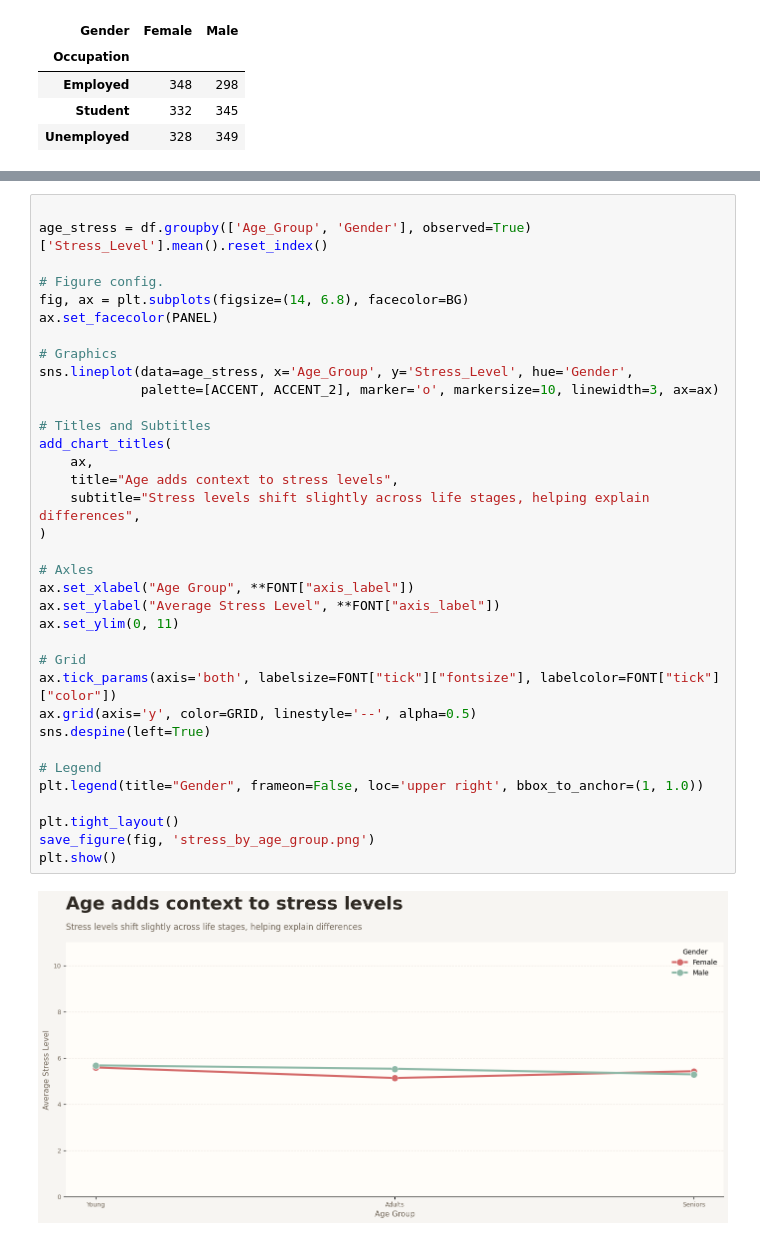
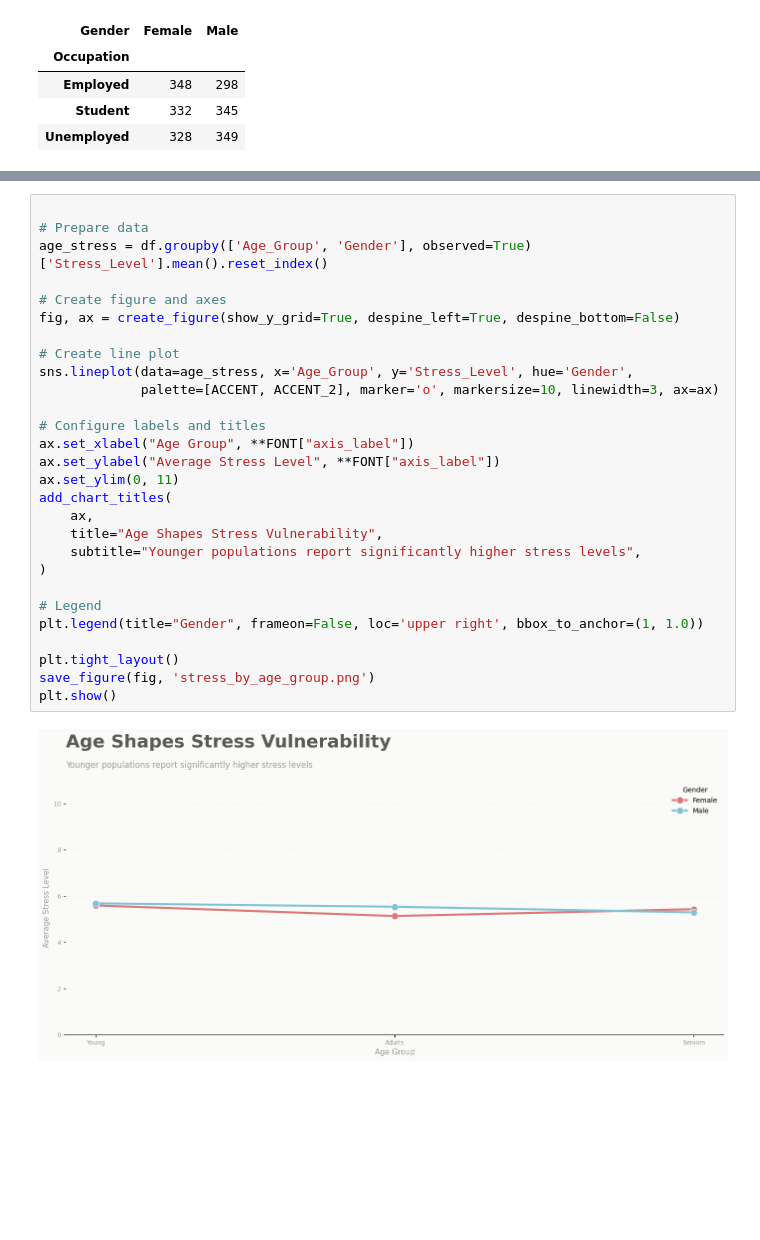
Before and after one commit to matheusmarquezinhub/mental-health-kaggle, a Jupyter notebook: notebooks/main.ipynb, the cells around one changed output, grey strips where cells are left out. Drawn from its saved outputs; the diff is of its cells as text; blank space fills up the shorter version.

```diff
--- a/notebooks/main.ipynb
+++ b/notebooks/main.ipynb
@@ -406,37 +443,30 @@ plt.show()
 # %%
 
+# Prepare data
 age_stress = df.groupby(['Age_Group', 'Gender'], observed=True)['Stress_Level'].mean().reset_index()
 
-# Figure config.
-fig, ax = plt.subplots(figsize=(14, 6.8), facecolor=BG)
-ax.set_facecolor(PANEL)
+# Create figure and axes
+fig, ax = create_figure(show_y_grid=True, despine_left=True, despine_bottom=False)
 
-# Graphics
+# Create line plot
 sns.lineplot(data=age_stress, x='Age_Group', y='Stress_Level', hue='Gender',
              palette=[ACCENT, ACCENT_2], marker='o', markersize=10, linewidth=3, ax=ax)
 
-# Titles and Subtitles
-add_chart_titles(
-    ax,
-    title="Age adds context to stress levels",
-    subtitle="Stress levels shift slightly across life stages, helping explain differences",
-)
-
-# Axles
+# Configure labels and titles
 ax.set_xlabel("Age Group", **FONT["axis_label"])
 ax.set_ylabel("Average Stress Level", **FONT["axis_label"])
 ax.set_ylim(0, 11)
-
-# Grid
-ax.tick_params(axis='both', labelsize=FONT["tick"]["fontsize"], labelcolor=FONT["tick"]["color"])
-ax.grid(axis='y', color=GRID, linestyle='--', alpha=0.5)
-sns.despine(left=True)
+add_chart_titles(
+    ax,
+    title="Age Shapes Stress Vulnerability",
+    subtitle="Younger populations report significantly higher stress levels",
+)
 
 # Legend
 plt.legend(title="Gender", frameon=False, loc='upper right', bbox_to_anchor=(1, 1.0))
 
 plt.tight_layout()
 save_figure(fig, 'stress_by_age_group.png')
 plt.show()
 # %% [output]
-[figure, old version]
+[figure, new version]
```
Also changed, not shown: parts of 10 cells of this notebook, 4 other files.
